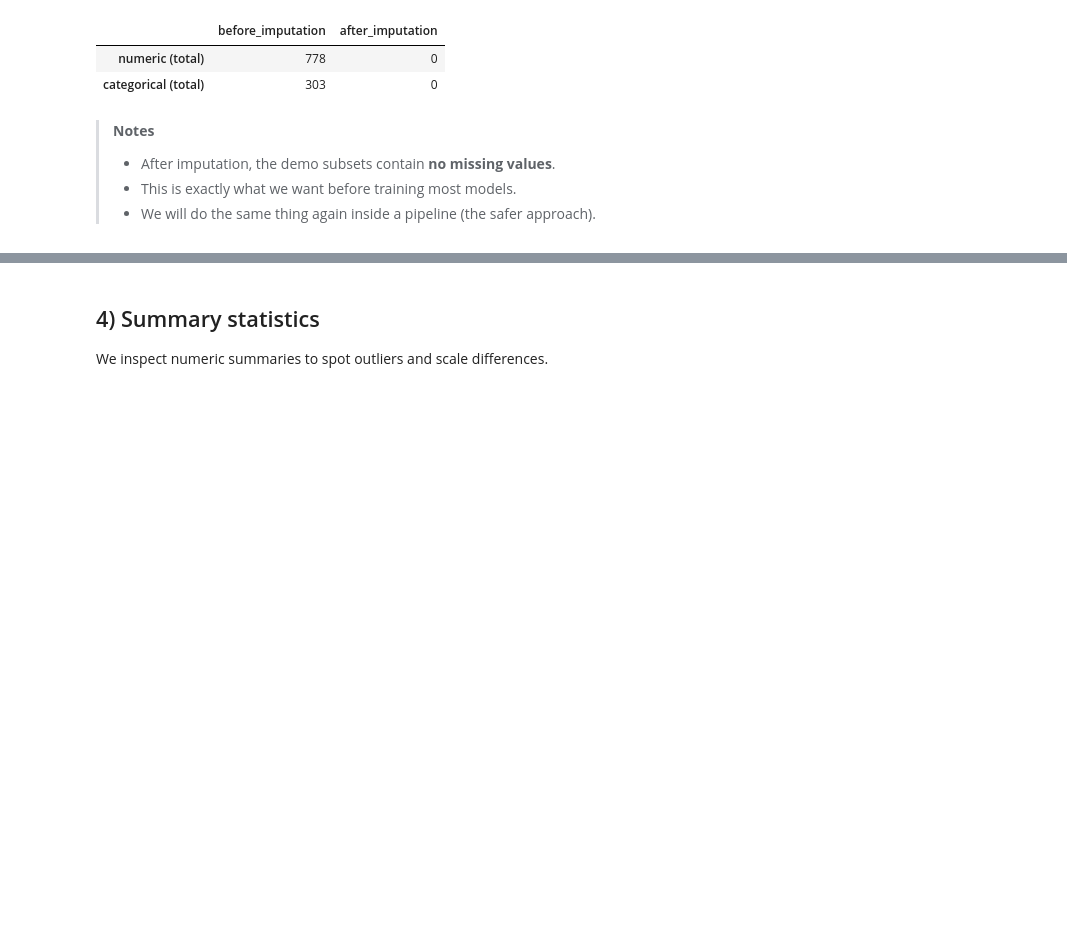
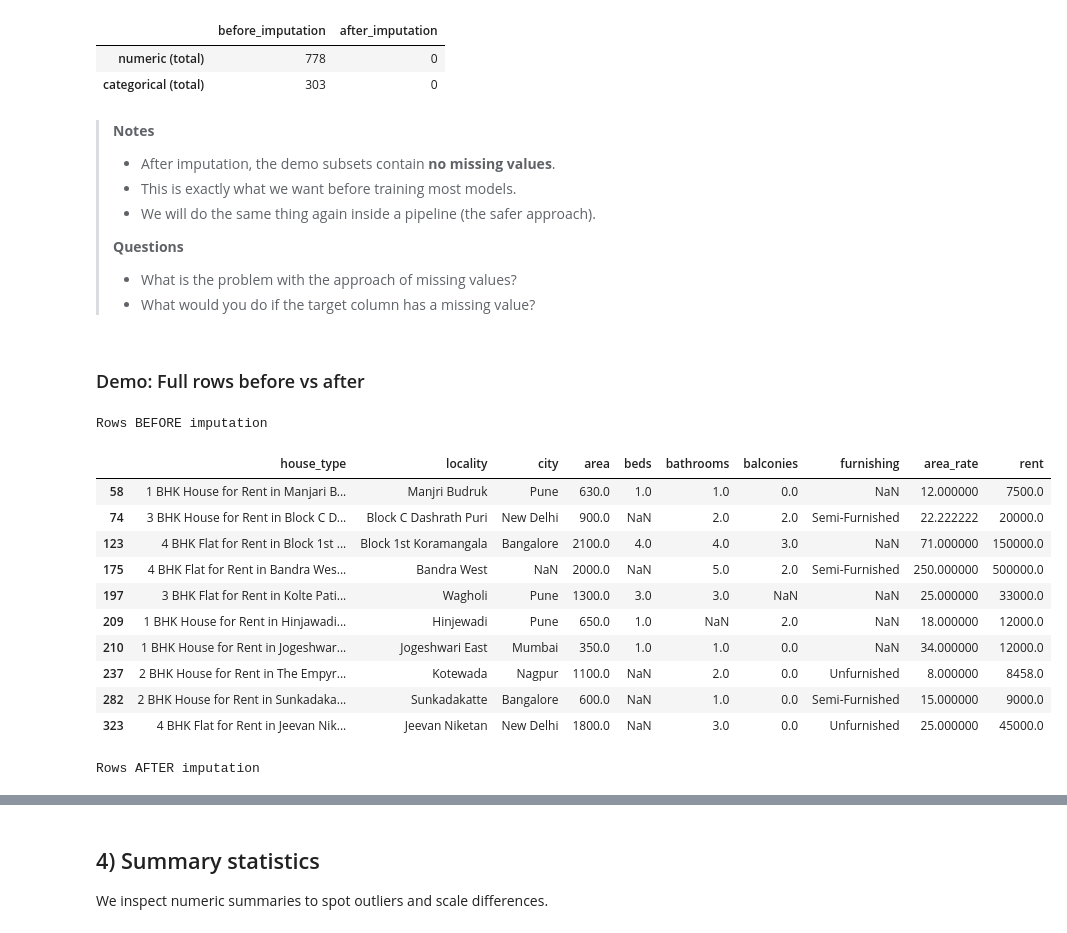
Before and after one commit to nvishnuprasad/ml-learning, a Jupyter notebook: regression/end_to_end_indian_house_rent_regression.ipynb, the cells around one changed output, grey strips where cells are left out. Drawn from its saved outputs; the diff is of its cells as text; code cells hidden in the pictures; blank space fills up the shorter version.

Commit message:
Upto missing values

```diff
--- a/regression/end_to_end_indian_house_rent_regression.ipynb
+++ b/regression/end_to_end_indian_house_rent_regression.ipynb
@@ -266,3 +266,47 @@ display(missing_before_after)
 > - After imputation, the demo subsets contain **no missing values**.
 > - This is exactly what we want before training most models.
 > - We will do the same thing again inside a pipeline (the safer approach).
+>
+>  **Questions**
+> - What is the problem with the approach of missing values?
+> - What would you do if the target column has a missing value?
+# %% [markdown]
+### Demo: Full rows before vs after
+# %%
+
+# Choose one numeric and one categorical column to demonstrate
+demo_numeric_col = "beds"
+demo_categorical_col = "furnishing"
+
+# Get indices where these columns have missing values
+num_missing_idx = df[df[demo_numeric_col].isna()].head(5).index
+cat_missing_idx = df[df[demo_categorical_col].isna()].head(5).index
+
+# Combine indices (avoid duplicates)
+demo_idx = num_missing_idx.union(cat_missing_idx)
+
+# BEFORE imputation (original dataframe)
+print("Rows BEFORE imputation")
+display(df.loc[demo_idx])
+
+# AFTER imputation (reconstructed dataframe)
+df_after_demo = df.copy()
+df_after_demo.loc[:, numeric_cols] = df_num_demo
+df_after_demo.loc[:, cat_cols] = df_cat_demo
+
+print("Rows AFTER imputation")
+display(df_after_demo.loc[demo_idx])
+# %% [output]
+Rows BEFORE imputation
+|  | house_type | locality | city | area | beds | bathrooms | balconies | furnishing | area_rate | rent |
+| 58 | 1 BHK House for Rent in Manjari B... | Manjri Budruk | Pune | 630.0 | 1.0 | 1.0 | 0.0 | NaN | 12.000000 | 7500.0 |
+| 74 | 3 BHK House for Rent in Block C D... | Block C Dashrath Puri | New Delhi | 900.0 | NaN | 2.0 | 2.0 | Semi-Furnished | 22.222222 | 20000.0 |
+| 123 | 4 BHK Flat for Rent in Block 1st ... | Block 1st Koramangala | Bangalore | 2100.0 | 4.0 | 4.0 | 3.0 | NaN | 71.000000 | 150000.0 |
+| 175 | 4 BHK Flat for Rent in Bandra Wes... | Bandra West | NaN | 2000.0 | NaN | 5.0 | 2.0 | Semi-Furnished | 250.000000 | 500000.0 |
+| 197 | 3 BHK Flat for Rent in Kolte Pati... | Wagholi | Pune | 1300.0 | 3.0 | 3.0 | NaN | NaN | 25.000000 | 33000.0 |
+| 209 | 1 BHK House for Rent in Hinjawadi... | Hinjewadi | Pune | 650.0 | 1.0 | NaN | 2.0 | NaN | 18.000000 | 12000.0 |
+| 210 | 1 BHK House for Rent in Jogeshwar... | Jogeshwari East | Mumbai | 350.0 | 1.0 | 1.0 | 0.0 | NaN | 34.000000 | 12000.0 |
+| 237 | 2 BHK House for Rent in The Empyr... | Kotewada | Nagpur | 1100.0 | NaN | 2.0 | 0.0 | Unfurnished | 8.000000 | 8458.0 |
+| 282 | 2 BHK House for Rent in Sunkadaka... | Sunkadakatte | Bangalore | 600.0 | NaN | 1.0 | 0.0 | Semi-Furnished | 15.000000 | 9000.0 |
+| 323 | 4 BHK Flat for Rent in Jeevan Nik... | Jeevan Niketan | New Delhi | 1800.0 | NaN | 3.0 | 0.0 | Unfurnished | 25.000000 | 45000.0 |
+Rows AFTER imputation
```
Also changed, not shown: parts of 6 cells of this notebook.
